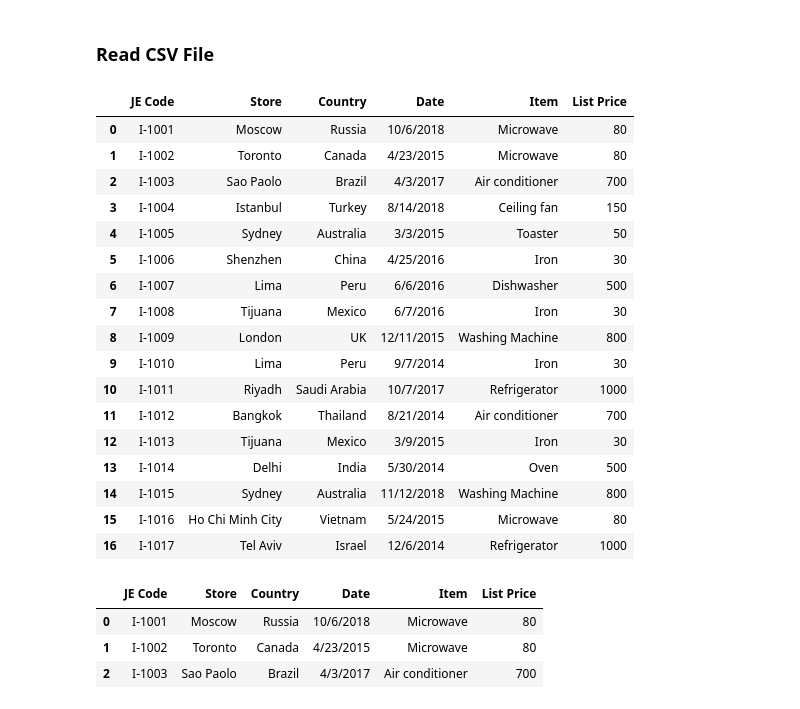
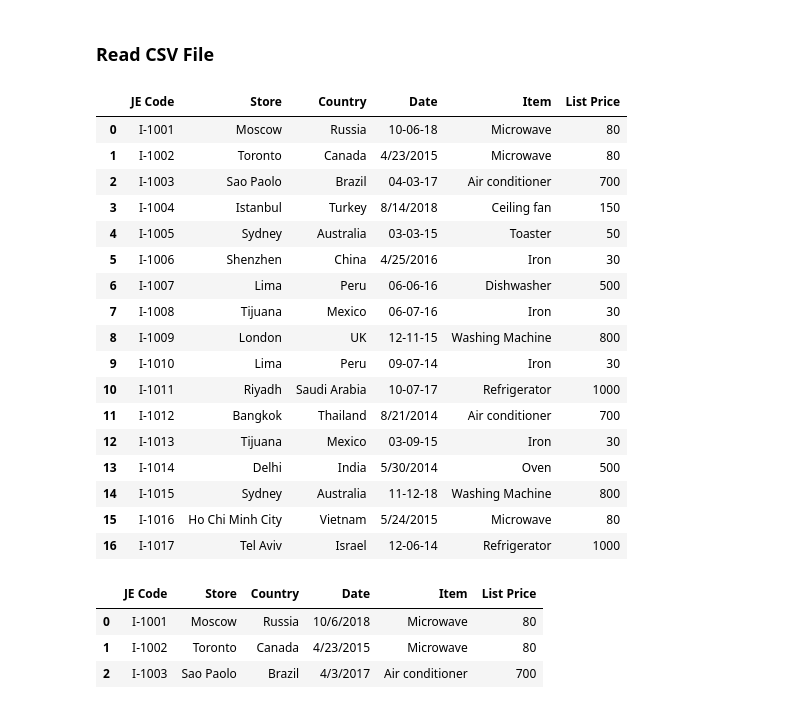
Before and after one commit to NeerajKatheriya1435/Data_Analytics, a Jupyter notebook: Pandas_Files/Pandas2.ipynb, the cells around one changed output. Saved outputs shown, nothing was run; the diff lists cells and outputs as text; code cells hidden in the pictures.

```diff
--- a/Pandas_Files/Pandas2.ipynb
+++ b/Pandas_Files/Pandas2.ipynb
@@ -17,27 +18,28 @@ data1
 # %% [markdown]
 ### Read CSV File
 # %%
-r1=pd.read_csv("C:\\Users\\pc\\Desktop\\Data_Science\\Pandas\\csv1.csv")
+# r1=pd.read_csv("C:\\Users\\pc\\Desktop\\Data_Science\\Pandas\\csv1.csv")
+r1=pd.read_csv("D:\\Cadd Mentor\\Student_Class_Code\\Jazaul_Hasan_Data_Anylytics\\Pandas_Files\\csv1.csv")
 r1
 # %% [output]
 |  | JE Code | Store | Country | Date | Item | List Price |
-| 0 | I-1001 | Moscow | Russia | 10/6/2018 | Microwave | 80 |
+| 0 | I-1001 | Moscow | Russia | 10-06-18 | Microwave | 80 |
 | 1 | I-1002 | Toronto | Canada | 4/23/2015 | Microwave | 80 |
-| 2 | I-1003 | Sao Paolo | Brazil | 4/3/2017 | Air conditioner | 700 |
+| 2 | I-1003 | Sao Paolo | Brazil | 04-03-17 | Air conditioner | 700 |
 | 3 | I-1004 | Istanbul | Turkey | 8/14/2018 | Ceiling fan | 150 |
-| 4 | I-1005 | Sydney | Australia | 3/3/2015 | Toaster | 50 |
+| 4 | I-1005 | Sydney | Australia | 03-03-15 | Toaster | 50 |
 | 5 | I-1006 | Shenzhen | China | 4/25/2016 | Iron | 30 |
-| 6 | I-1007 | Lima | Peru | 6/6/2016 | Dishwasher | 500 |
-| 7 | I-1008 | Tijuana | Mexico | 6/7/2016 | Iron | 30 |
-| 8 | I-1009 | London | UK | 12/11/2015 | Washing Machine | 800 |
-| 9 | I-1010 | Lima | Peru | 9/7/2014 | Iron | 30 |
-| 10 | I-1011 | Riyadh | Saudi Arabia | 10/7/2017 | Refrigerator | 1000 |
+| 6 | I-1007 | Lima | Peru | 06-06-16 | Dishwasher | 500 |
+| 7 | I-1008 | Tijuana | Mexico | 06-07-16 | Iron | 30 |
+| 8 | I-1009 | London | UK | 12-11-15 | Washing Machine | 800 |
+| 9 | I-1010 | Lima | Peru | 09-07-14 | Iron | 30 |
+| 10 | I-1011 | Riyadh | Saudi Arabia | 10-07-17 | Refrigerator | 1000 |
 | 11 | I-1012 | Bangkok | Thailand | 8/21/2014 | Air conditioner | 700 |
-| 12 | I-1013 | Tijuana | Mexico | 3/9/2015 | Iron | 30 |
+| 12 | I-1013 | Tijuana | Mexico | 03-09-15 | Iron | 30 |
 | 13 | I-1014 | Delhi | India | 5/30/2014 | Oven | 500 |
-| 14 | I-1015 | Sydney | Australia | 11/12/2018 | Washing Machine | 800 |
+| 14 | I-1015 | Sydney | Australia | 11-12-18 | Washing Machine | 800 |
 | 15 | I-1016 | Ho Chi Minh City | Vietnam | 5/24/2015 | Microwave | 80 |
-| 16 | I-1017 | Tel Aviv | Israel | 12/6/2014 | Refrigerator | 1000 |
+| 16 | I-1017 | Tel Aviv | Israel | 12-06-14 | Refrigerator | 1000 |
 # %%
 import pandas as pd
 r1=pd.read_csv("C:\\Users\\pc\\Desktop\\Data_Science\\Pandas\\csv1.csv",nrows=3)
```
Also changed, not shown: parts of 2 cells of this notebook, 21 other files.
